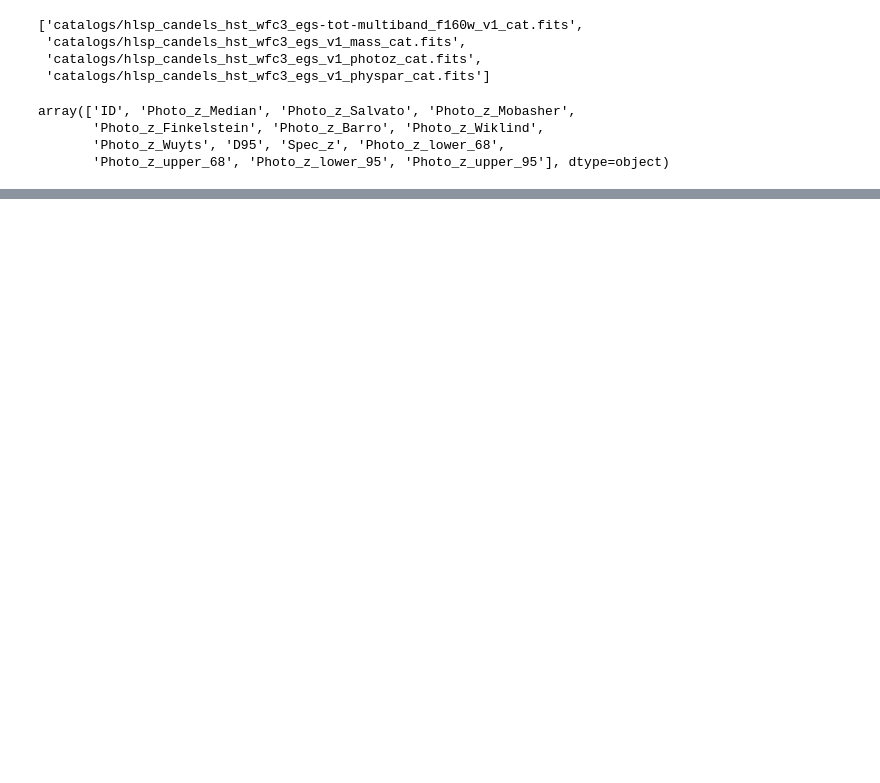
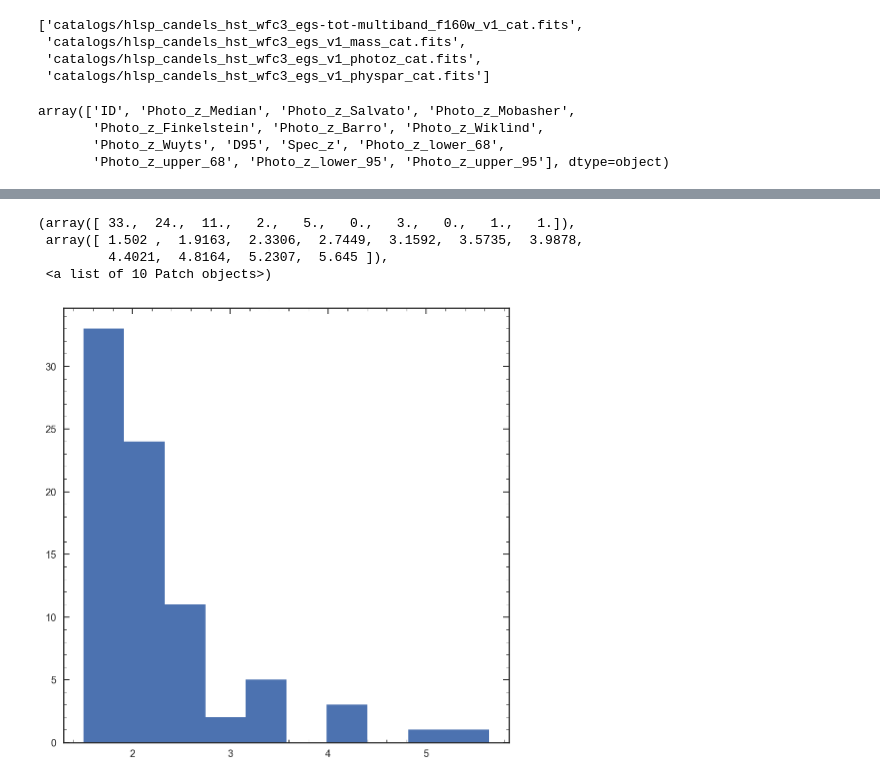
Before and after one commit to Vince-ec/JWST_proposal, a Jupyter notebook: source_find.ipynb, the cells around one changed output, grey strips where cells are left out. Drawn from its saved outputs; the diff is of its cells as text; code cells hidden in the pictures; blank space fills up the shorter version.

```diff
--- a/source_find.ipynb
+++ b/source_find.ipynb
@@ -164,0 +152,22 @@ plt.xlim(215.4,214.5)
+# %%
+q_inout = np.repeat('out',len(qDF.index))
+s_inout = np.repeat('out',len(sDF.index))
+for i in range(8):
+    param1 = np.polyfit([BOX[0 + i*4][0],BOX[1 + i*4][0]],[BOX[0 + i*4][1],BOX[1 + i*4][1]],1)
+    param2 = np.polyfit([BOX[1 + i*4][0],BOX[2 + i*4][0]],[BOX[1 + i*4][1],BOX[2 + i*4][1]],1)
+    param3 = np.polyfit([BOX[2 + i*4][0],BOX[3 + i*4][0]],[BOX[2 + i*4][1],BOX[3 + i*4][1]],1)
+    param4 = np.polyfit([BOX[3 + i*4][0],BOX[0 + i*4][0]],[BOX[3 + i*4][1],BOX[0 + i*4][1]],1)
+
+    for ii in range(len(qDF.index)):
+        if qDF['dec'].values[ii] > param1[0]*qDF['ra'].values[ii] + param1[1] \
+        and qDF['dec'].values[ii] < param2[0]*qDF['ra'].values[ii] + param2[1] \
+        and qDF['dec'].values[ii] < param3[0]*qDF['ra'].values[ii] + param3[1] \
+        and qDF['dec'].values[ii] > param4[0]*qDF['ra'].values[ii] + param4[1]:
+            q_inout[ii] = 'in'
+
+    for ii in range(len(sDF.index)):
+        if sDF['dec'].values[ii] > param1[0]*sDF['ra'].values[ii] + param1[1] \
+        and sDF['dec'].values[ii] < param2[0]*sDF['ra'].values[ii] + param2[1] \
+        and sDF['dec'].values[ii] < param3[0]*sDF['ra'].values[ii] + param3[1] \
+        and sDF['dec'].values[ii] > param4[0]*sDF['ra'].values[ii] + param4[1]:
+            s_inout[ii] = 'in'
@@ -164,0 +244,9 @@ plt.xlim(215.4,214.5)
+# %%
+plt.figure(figsize=[8,8])
+plt.hist(sampleDF['photz'])
+# %% [output]
+(array([ 33.,  24.,  11.,   2.,   5.,   0.,   3.,   0.,   1.,   1.]),
+ array([ 1.502 ,  1.9163,  2.3306,  2.7449,  3.1592,  3.5735,  3.9878,
+         4.4021,  4.8164,  5.2307,  5.645 ]),
+ <a list of 10 Patch objects>)
+[figure, added]
```
Also changed, not shown: parts of 19 cells of this notebook.
